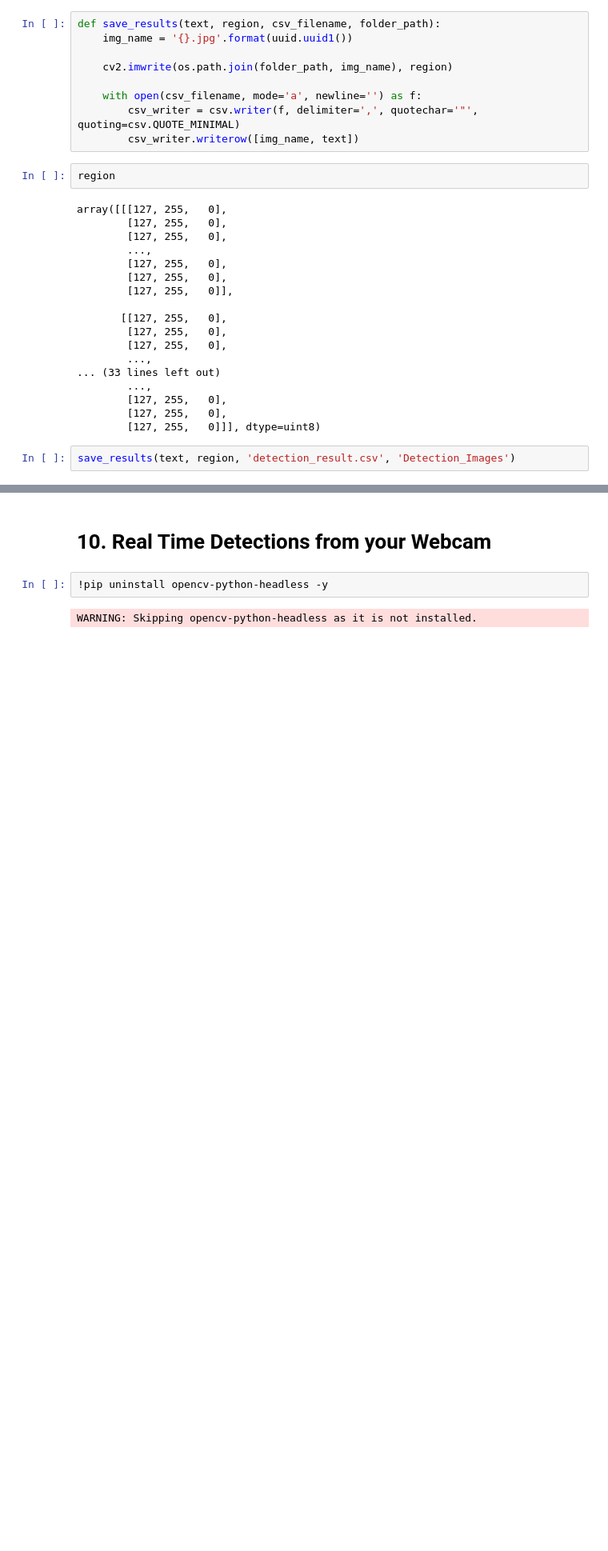
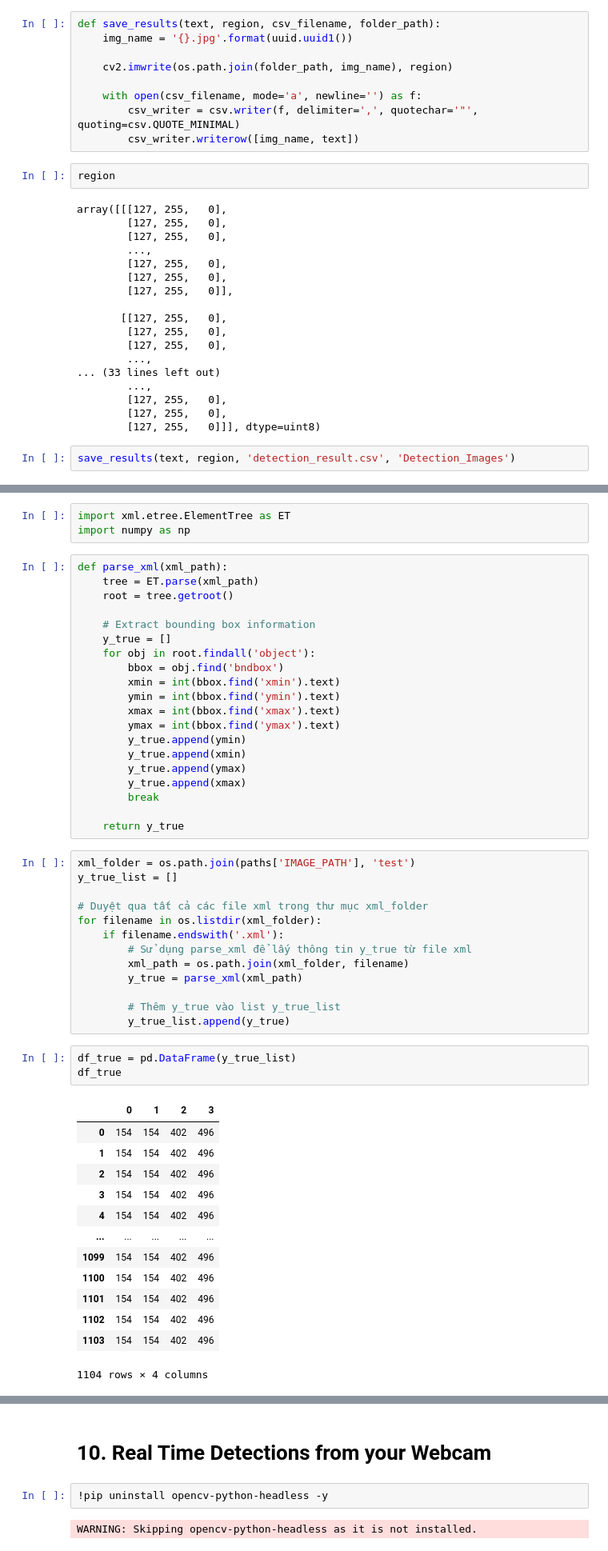
Before and after one commit to DyKa257/ANPR, a Jupyter notebook: 2. Training and Detection.ipynb, the cells around one changed output, grey strips where cells are left out. Shown at 80% size. Drawn from its saved outputs; the diff is of its cells as text; blank space fills up the shorter version.

```diff
--- a/2. Training and Detection.ipynb
+++ b/2. Training and Detection.ipynb
@@ -727,0 +811,53 @@ save_results(text, region, 'detection_result.csv', 'Detection_Images')
+# %%
+import xml.etree.ElementTree as ET
+import numpy as np
+# %%
+def parse_xml(xml_path):
+    tree = ET.parse(xml_path)
+    root = tree.getroot()
+
+    # Extract bounding box information
+    y_true = []
+    for obj in root.findall('object'):
+        bbox = obj.find('bndbox')
+        xmin = int(bbox.find('xmin').text)
+        ymin = int(bbox.find('ymin').text)
+        xmax = int(bbox.find('xmax').text)
+        ymax = int(bbox.find('ymax').text)
+        y_true.append(ymin)
+        y_true.append(xmin)
+        y_true.append(ymax)
+        y_true.append(xmax)
+        break
+
+    return y_true
+# %%
+xml_folder = os.path.join(paths['IMAGE_PATH'], 'test')
+y_true_list = []
+
+# Duyệt qua tất cả các file xml trong thư mục xml_folder
+for filename in os.listdir(xml_folder):
+    if filename.endswith('.xml'):
+        # Sử dụng parse_xml để lấy thông tin y_true từ file xml
+        xml_path = os.path.join(xml_folder, filename)
+        y_true = parse_xml(xml_path)
+
+        # Thêm y_true vào list y_true_list
+        y_true_list.append(y_true)
+# %%
+df_true = pd.DataFrame(y_true_list)
+df_true
+# %% [output]
+|  | 0 | 1 | 2 | 3 |
+| 0 | 154 | 154 | 402 | 496 |
+| 1 | 154 | 154 | 402 | 496 |
+| 2 | 154 | 154 | 402 | 496 |
+| 3 | 154 | 154 | 402 | 496 |
+| 4 | 154 | 154 | 402 | 496 |
+| ... | ... | ... | ... | ... |
+| 1099 | 154 | 154 | 402 | 496 |
+| 1100 | 154 | 154 | 402 | 496 |
+| 1101 | 154 | 154 | 402 | 496 |
+| 1102 | 154 | 154 | 402 | 496 |
+| 1103 | 154 | 154 | 402 | 496 |
+1104 rows × 4 columns
```
Also changed, not shown: parts of 56 cells of this notebook, 4 other files.
